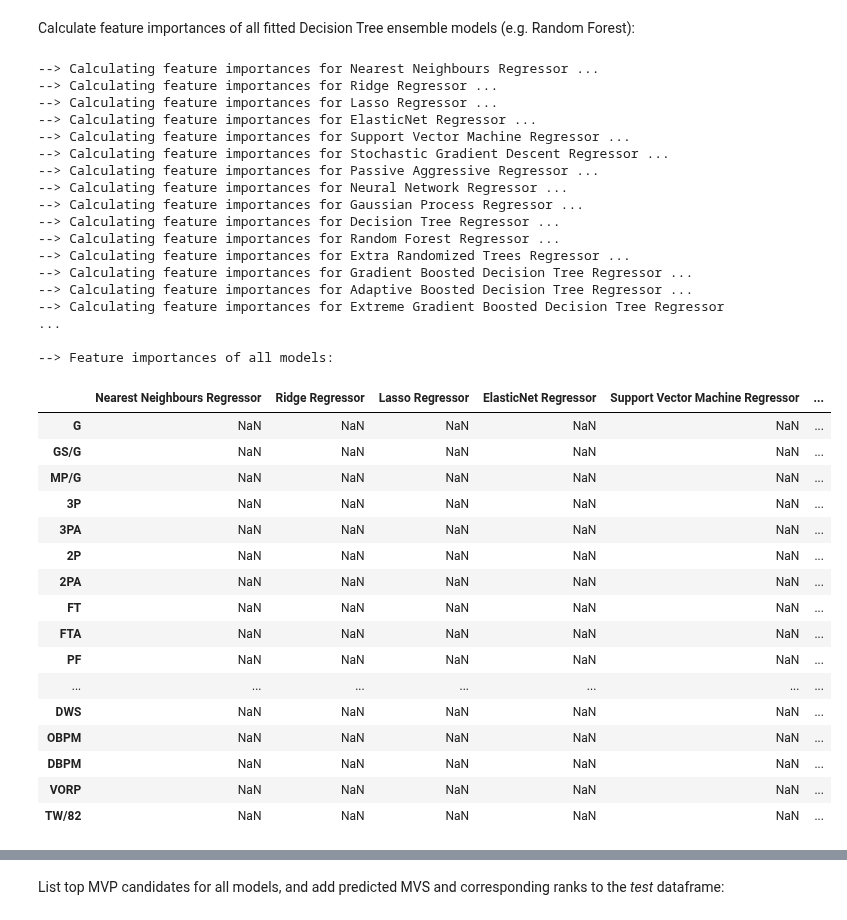
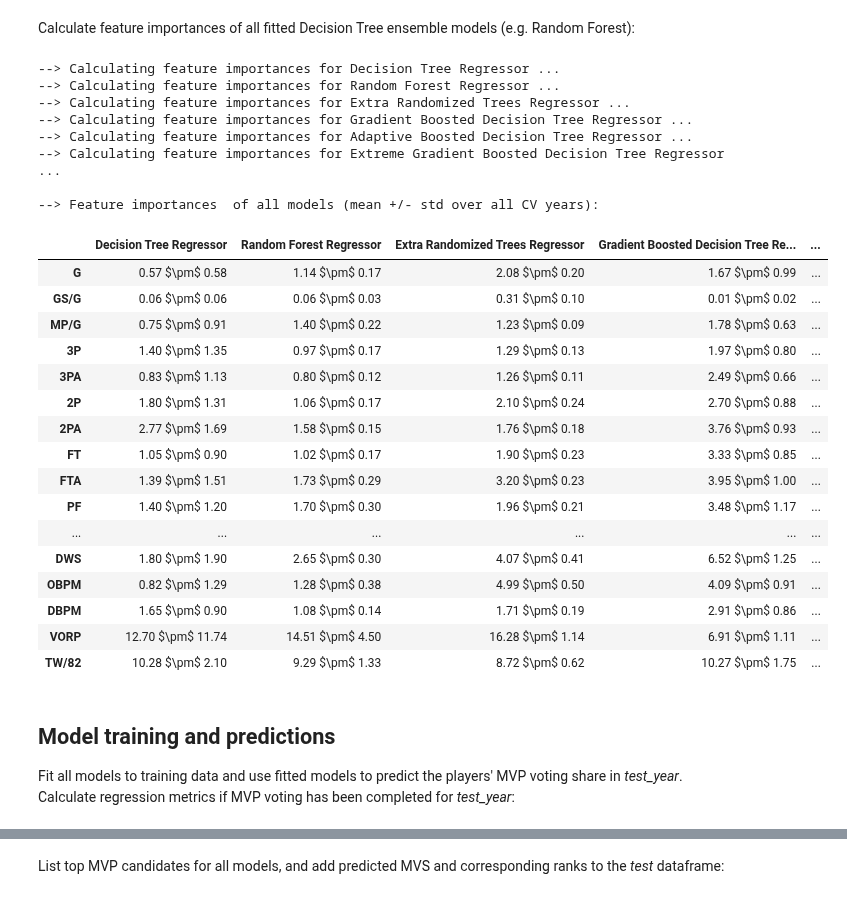
Before and after one commit to gmalim/NBA_analysis, a Jupyter notebook: NBA_MVP.ipynb, the cells around one changed output, grey strips where cells are left out. Saved outputs shown, nothing was run; the diff lists cells and outputs as text; code cells hidden in the pictures.

```diff
--- a/NBA_MVP.ipynb
+++ b/NBA_MVP.ipynb
@@ -583,6 +593,8 @@ for imodel, model in enumerate(models):
     MSLE_cvgroups  = []
     R2S_cvgroups   = []
 
+    cvimportances = []
+
     print("--> Cross-validating", regressor_name, "...")
 
     for train_index, test_index in logo.split(X_train, y_train, groups=cv_groups):
@@ -604,8 +616,9 @@ for imodel, model in enumerate(models):
         MSLE_cvgroups .append(mean_squared_log_error  (y_cvtruth, y_cvprediction))
         R2S_cvgroups  .append(r2_score                (y_cvtruth, y_cvprediction))
 
-        #if hasattr(model.estimator, "feature_importances_"):
-        #    importances = regressor.feature_importances_
+        if hasattr(model.estimator, "feature_importances_"):
+            importances = regressor.feature_importances_
+            cvimportances.append(importances)
 
     cv_metrics.append({'Estimator'  : regressor_name,
                        'EVS mean'   : (np.mean(EVS_cvgroups)  *1).round(3),
@@ -621,6 +634,8 @@ for imodel, model in enumerate(models):
                        'R2S mean'   : (np.mean(R2S_cvgroups)  *1).round(3),
                        'R2S std'    : (np.std (R2S_cvgroups)  *1).round(3)})
 
+    model.cvimportances = cvimportances
+
 print("")
 print("--> Regression metrics for all models (mean and std over all years):")
 print("")
@@ -761,56 +692,59 @@ display(HTML(df_regression_metrics.to_html()))
 # %% [markdown]
 Calculate feature importances of all fitted Decision Tree ensemble models (e.g. Random Forest):
 # %%
-df_importances = pd.DataFrame(columns=model_names, index=feature_names)
+df_importances = pd.DataFrame(index=feature_names, columns=model_names)
 
 for model in models:
 
-    print("--> Calculating feature importances for", model.estimator_name, "...")
-
     if hasattr(model.estimator, "feature_importances_"):
 
-        importances = model.estimator.feature_importances_
+        print("--> Calculating feature importances for", model.estimator_name, "...")
+
+        cvimportances = model.cvimportances
+
+        df_cvimportances = pd.DataFrame(cvimportances, columns=feature_names)
+
+        mean_cvimportances = np.mean(df_cvimportances, axis=0)
+        std_cvimportances  = np.std (df_cvimportances, axis=0)
 
         for i in range(n_features):
-            df_importances.loc[feature_names[i], model.estimator_name] = (importances[i]*100).round(1)
+            df_importances.loc[feature_names[i], model.estimator_name] = \
+                "{:.2f} $\pm$ {:.2f}".format((mean_cvimportances[i]*100), (std_cvimportances[i]*100))
+
+df_importances.dropna(axis=1, how='all', inplace=True)
 
 print("")
-print("--> Feature importances of all models:")
+print("--> Feature importances  of all models (mean +/- std over all CV years):")
 print("")
 
 display(HTML(df_importances.to_html()))
 # %% [output]
---> Calculating feature importances for Nearest Neighbours Regressor ...
---> Calculating feature importances for Ridge Regressor ...
---> Calculating feature importances for Lasso Regressor ...
---> Calculating feature importances for ElasticNet Regressor ...
---> Calculating feature importances for Support Vector Machine Regressor ...
---> Calculating feature importances for Stochastic Gradient Descent Regressor ...
---> Calculating feature importances for Passive Aggressive Regressor ...
---> Calculating feature importances for Neural Network Regressor ...
---> Calculating feature importances for Gaussian Process Regressor ...
 --> Calculating feature importances for Decision Tree Regressor ...
 --> Calculating feature importances for Random Forest Regressor ...
 --> Calculating feature importances for Extra Randomized Trees Regressor ...
 --> Calculating feature importances for Gradient Boosted Decision Tree Regressor ...
 --> Calculating feature importances for Adaptive Boosted Decision Tree Regressor ...
 --> Calculating feature importances for Extreme Gradient Boosted Decision Tree Regressor ...
 
---> Feature importances of all models:
+--> Feature importances  of all models (mean +/- std over all CV years):
-|  | Nearest Neighbours Regressor | Ridge Regressor | Lasso Regressor | ElasticNet Regressor | Support Vector Machine Regressor | ... |
-| G | NaN | NaN | NaN | NaN | NaN | ... |
-| GS/G | NaN | NaN | NaN | NaN | NaN | ... |
-| MP/G | NaN | NaN | NaN | NaN | NaN | ... |
-| 3P | NaN | NaN | NaN | NaN | NaN | ... |
-| 3PA | NaN | NaN | NaN | NaN | NaN | ... |
-| 2P | NaN | NaN | NaN | NaN | NaN | ... |
-| 2PA | NaN | NaN | NaN | NaN | NaN | ... |
-| FT | NaN | NaN | NaN | NaN | NaN | ... |
-| FTA | NaN | NaN | NaN | NaN | NaN | ... |
-| PF | NaN | NaN | NaN | NaN | NaN | ... |
-| ... | ... | ... | ... | ... | ... | ... |
-| DWS | NaN | NaN | NaN | NaN | NaN | ... |
-| OBPM | NaN | NaN | NaN | NaN | NaN | ... |
-| DBPM | NaN | NaN | NaN | NaN | NaN | ... |
-| VORP | NaN | NaN | NaN | NaN | NaN | ... |
-| TW/82 | NaN | NaN | NaN | NaN | NaN | ... |
+|  | Decision Tree Regressor | Random Forest Regressor | Extra Randomized Trees Regressor | Gradient Boosted Decision Tree Re... | ... |
+| G | 0.57 $\pm$ 0.58 | 1.14 $\pm$ 0.17 | 2.08 $\pm$ 0.20 | 1.67 $\pm$ 0.99 | ... |
+| GS/G | 0.06 $\pm$ 0.06 | 0.06 $\pm$ 0.03 | 0.31 $\pm$ 0.10 | 0.01 $\pm$ 0.02 | ... |
+| MP/G | 0.75 $\pm$ 0.91 | 1.40 $\pm$ 0.22 | 1.23 $\pm$ 0.09 | 1.78 $\pm$ 0.63 | ... |
+| 3P | 1.40 $\pm$ 1.35 | 0.97 $\pm$ 0.17 | 1.29 $\pm$ 0.13 | 1.97 $\pm$ 0.80 | ... |
+| 3PA | 0.83 $\pm$ 1.13 | 0.80 $\pm$ 0.12 | 1.26 $\pm$ 0.11 | 2.49 $\pm$ 0.66 | ... |
+| 2P | 1.80 $\pm$ 1.31 | 1.06 $\pm$ 0.17 | 2.10 $\pm$ 0.24 | 2.70 $\pm$ 0.88 | ... |
+| 2PA | 2.77 $\pm$ 1.69 | 1.58 $\pm$ 0.15 | 1.76 $\pm$ 0.18 | 3.76 $\pm$ 0.93 | ... |
+| FT | 1.05 $\pm$ 0.90 | 1.02 $\pm$ 0.17 | 1.90 $\pm$ 0.23 | 3.33 $\pm$ 0.85 | ... |
+| FTA | 1.39 $\pm$ 1.51 | 1.73 $\pm$ 0.29 | 3.20 $\pm$ 0.23 | 3.95 $\pm$ 1.00 | ... |
+| PF | 1.40 $\pm$ 1.20 | 1.70 $\pm$ 0.30 | 1.96 $\pm$ 0.21 | 3.48 $\pm$ 1.17 | ... |
+| ... | ... | ... | ... | ... | ... |
+| DWS | 1.80 $\pm$ 1.90 | 2.65 $\pm$ 0.30 | 4.07 $\pm$ 0.41 | 6.52 $\pm$ 1.25 | ... |
+| OBPM | 0.82 $\pm$ 1.29 | 1.28 $\pm$ 0.38 | 4.99 $\pm$ 0.50 | 4.09 $\pm$ 0.91 | ... |
+| DBPM | 1.65 $\pm$ 0.90 | 1.08 $\pm$ 0.14 | 1.71 $\pm$ 0.19 | 2.91 $\pm$ 0.86 | ... |
+| VORP | 12.70 $\pm$ 11.74 | 14.51 $\pm$ 4.50 | 16.28 $\pm$ 1.14 | 6.91 $\pm$ 1.11 | ... |
+| TW/82 | 10.28 $\pm$ 2.10 | 9.29 $\pm$ 1.33 | 8.72 $\pm$ 0.62 | 10.27 $\pm$ 1.75 | ... |
+# %% [markdown]
+## Model training and predictions
+
+Fit all models to training data and use fitted models to predict the players' MVP voting share in *test_year*. Calculate regression metrics if MVP voting has been completed for *test_year*:
```
Also changed, not shown: parts of 10 cells of this notebook, 1 other file.
